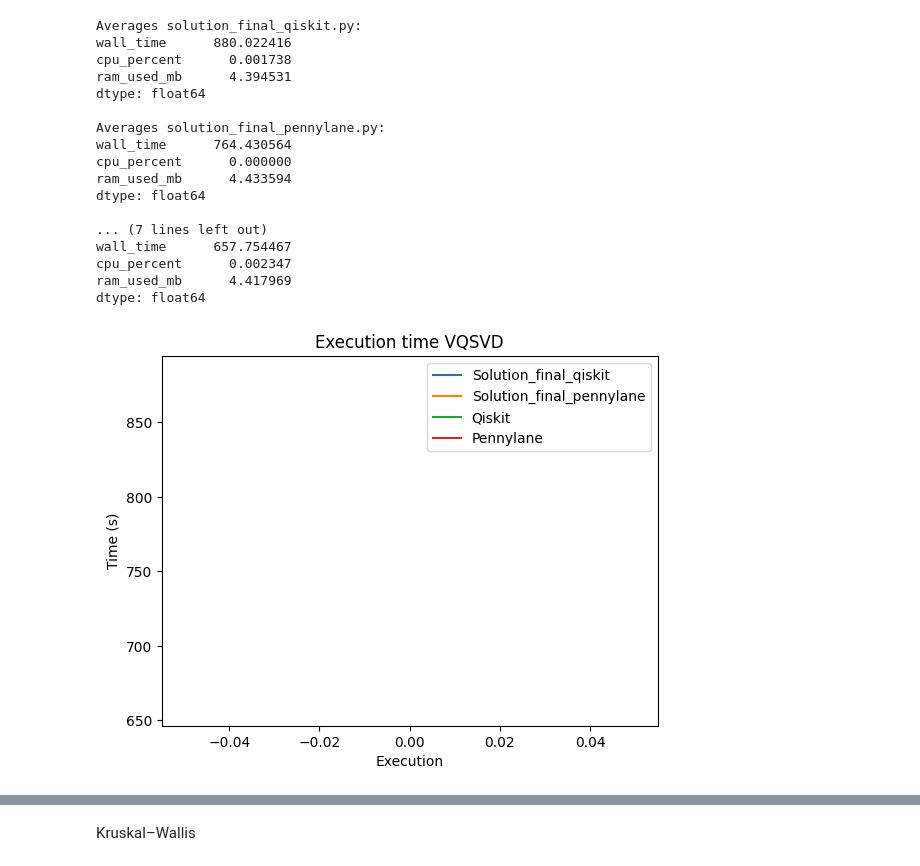
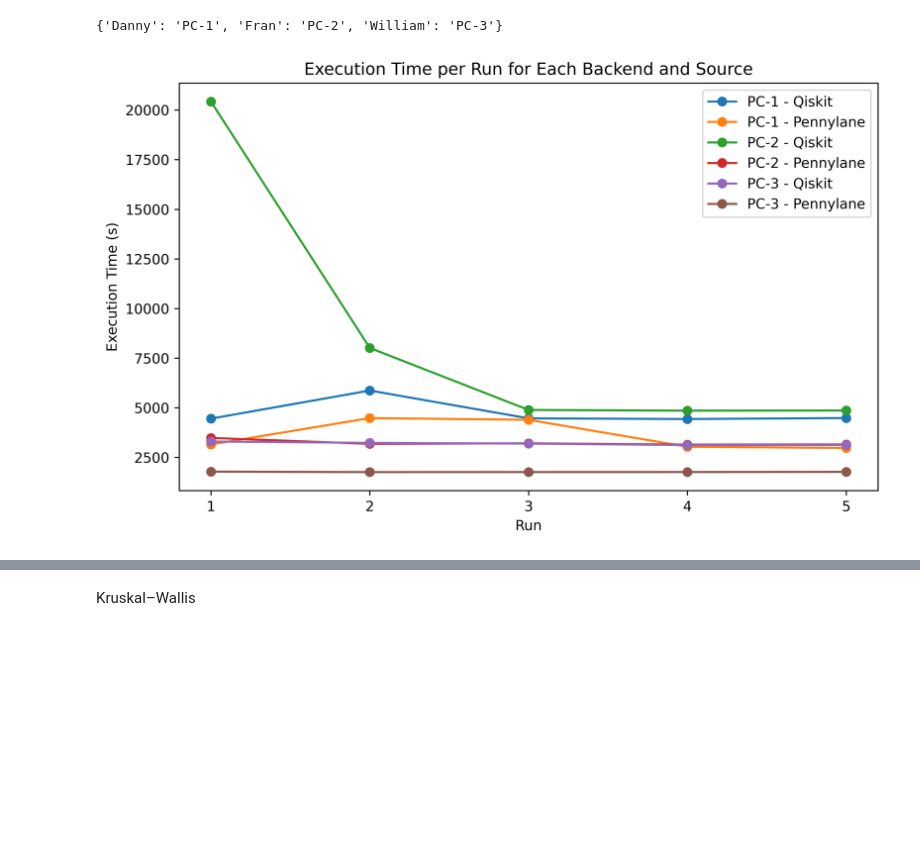
Before and after one commit to Universidad-Cenfotec/VQSVD-Project, a Jupyter notebook: app/algorithms/benchmark_vqsvd.ipynb, the cells around one changed output, grey strips where cells are left out. Drawn from its saved outputs; the diff is of its cells as text; code cells hidden in the pictures; blank space fills up the shorter version.

Commit message:
Final execution of the algorithms

```diff
--- a/app/algorithms/benchmark_vqsvd.ipynb
+++ b/app/algorithms/benchmark_vqsvd.ipynb
@@ -147,42 +226,49 @@ Running: solution_clean_pennylane.py
+# %%
+
+input_file = "Output/vqsvd_results_all.csv"
+results = pd.read_csv(input_file)
+
+
+backends = results["backend"].unique()
+sources = results["source"].unique()
+backend_dict = {mybackend: f"PC-{i+1}" for i, mybackend in enumerate(backends)}
+print(backend_dict)
+
+color_dict = {
+    "solution_clean_qiskit.py": "#1f77b4",    # azul
+    "solution_clean_pennylane.py": "#ff7f0e", # naranjao
+}
+# %% [output]
+{'Danny': 'PC-1', 'Fran': 'PC-2', 'William': 'PC-3'}
 # %%
-# Carga el CSV de resultados
-input_file = "Output/vqsvd_results.csv"
+
+input_file = "Output/vqsvd_results_all.csv"
 results = pd.read_csv(input_file)
 
-# Filtrar y graficar para cada backend de forma dinámica
-backends = results["source"].unique()
-backend_dfs = {backend: results[results["source"] == backend].reset_index(drop=True) for backend in backends}
 
-# Mostrar promedios
-for backend, df_backend in backend_dfs.items():
-    print(f"Averages {backend}:")
-    print(df_backend[["wall_time", "cpu_percent", "ram_used_mb"]].mean())
-    print()
+backends = results["backend"].unique()
+sources = results["source"].unique()
 
-# Graficar tiempos de ejecución para todos los backends
-for backend, df_backend in backend_dfs.items():
-    plt.plot(df_backend["wall_time"], label=backend.replace("solution_clean_", "").replace(".py", "").capitalize())
-plt.ylabel("Time (s)")
-plt.xlabel("Execution")
-plt.title("Execution time VQSVD")
+plt.figure(figsize=(8, 5), dpi=600)
+
+for backend in backends:
+    for source in sources:
+        df_bs = results[(results["backend"] == backend) & (results["source"] == source)]
+        if not df_bs.empty:
+            backend_label = backend_dict.get(backend, backend)
+            plt.plot(
+                range(1, len(df_bs) + 1),
+                df_bs["wall_time"].values,
+                marker='o',
+                label=f"{backend_label} - {source.replace('solution_clean_', '').replace('.py', '').capitalize()}"
+            )
+
+plt.ylabel("Execution Time (s)")
+plt.xlabel("Run")
+plt.title("Execution Time per Run for Each Backend and Source")
 plt.legend()
+plt.xticks(range(1, results.groupby(['backend', 'source']).size().max() + 1))
+plt.tight_layout()
 plt.show()
 # %% [output]
-Averages solution_final_qiskit.py:
-wall_time      880.022416
-cpu_percent      0.001738
-ram_used_mb      4.394531
-dtype: float64
-
-Averages solution_final_pennylane.py:
-wall_time      764.430564
-cpu_percent      0.000000
-ram_used_mb      4.433594
-dtype: float64
-
-... (7 lines left out)
-wall_time      657.754467
-cpu_percent      0.002347
-ram_used_mb      4.417969
-dtype: float64
-[figure, old version]
+[figure, new version]
```
Also changed, not shown: parts of 14 cells of this notebook, 8 other files.
